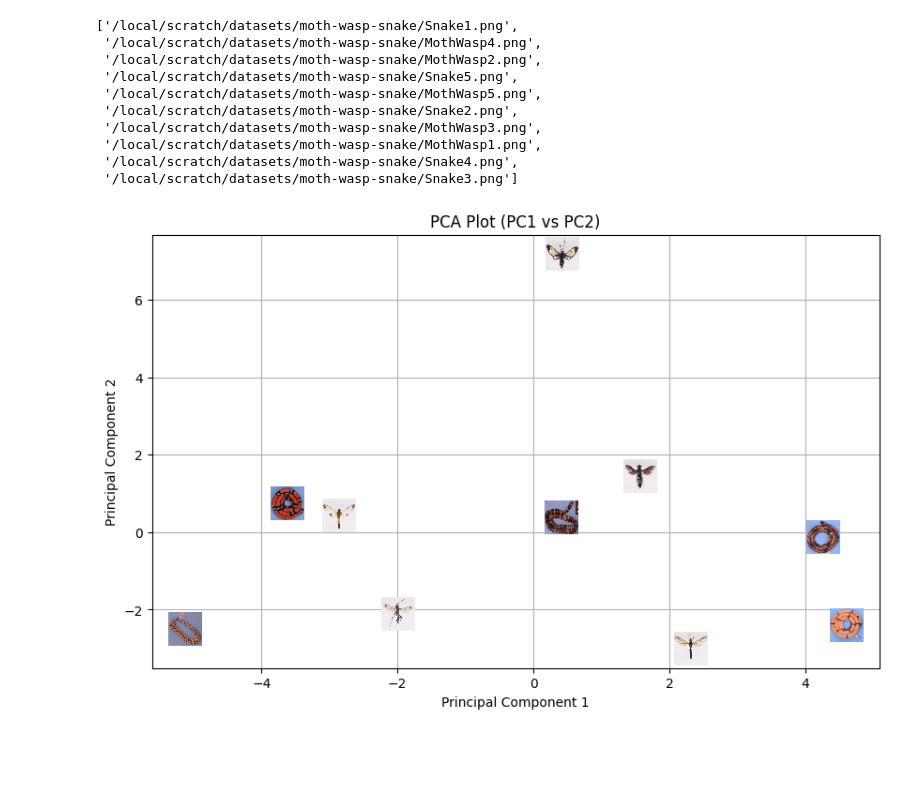
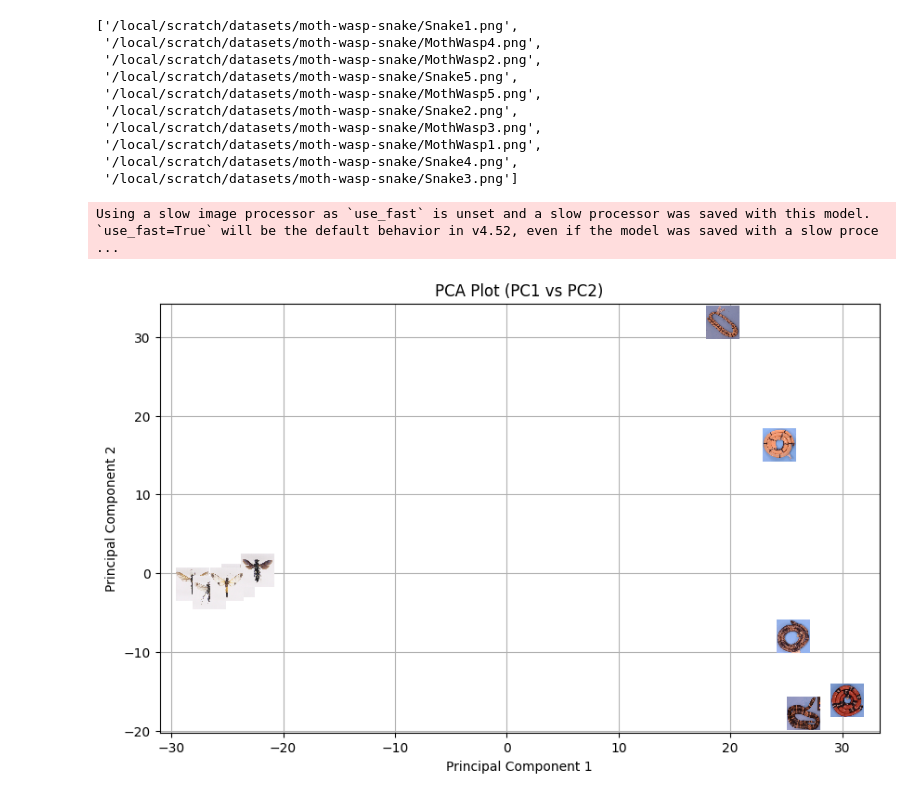
Before and after one commit to Imageomics/mimicry-madness, a Jupyter notebook: notebooks/david-playground.ipynb, the cells around one changed output. Saved outputs shown, nothing was run; the diff lists cells and outputs as text; code cells hidden in the pictures; blank space fills up the shorter version.

Commit message:
Created dino wrapper for feature extraction

```diff
--- a/notebooks/david-playground.ipynb
+++ b/notebooks/david-playground.ipynb
@@ -20,13 +20,30 @@ image_paths
  '/local/scratch/datasets/moth-wasp-snake/Snake4.png',
  '/local/scratch/datasets/moth-wasp-snake/Snake3.png']
 # %%
+import torch
 import matplotlib.pyplot as plt
 import numpy as np
+from PIL import Image
+from tqdm import tqdm
+
 from mimicry_madness.viz import create_pca_image_plot
+from mimicry_madness.models import DINOWrapper
+from mimicry_madness.constants import HuggingfaceModelIDs
 
-extracted_features = np.random.rand(len(image_paths), 50)
+dino = DINOWrapper(HuggingfaceModelIDs.DINOv2).cuda()
+dino.eval()
+
+extracted_features = []
+for img_path in tqdm(image_paths, desc="Processing Images"):
+    img = Image.open(img_path).convert("RGB")
+    img_pro = dino.process_image(img)
+    with torch.no_grad():
+        features = dino(img_pro)
+    features = features.squeeze().cpu().numpy()
+    extracted_features.append(features)
 
 fig, ax = create_pca_image_plot(extracted_features, image_paths, pca_x=0, pca_y=1, plt_img_size=(256, 256), zoom=0.1)
 plt.show()
 # %% [output]
+Using a slow image processor as `use_fast` is unset and a slow processor was saved with this model. `use_fast=True` will be the default behavior in v4.52, even if the model was saved with a slow proce ...
-[figure, old version]
+[figure, new version]
```
Also changed, not shown: 3 other files.
